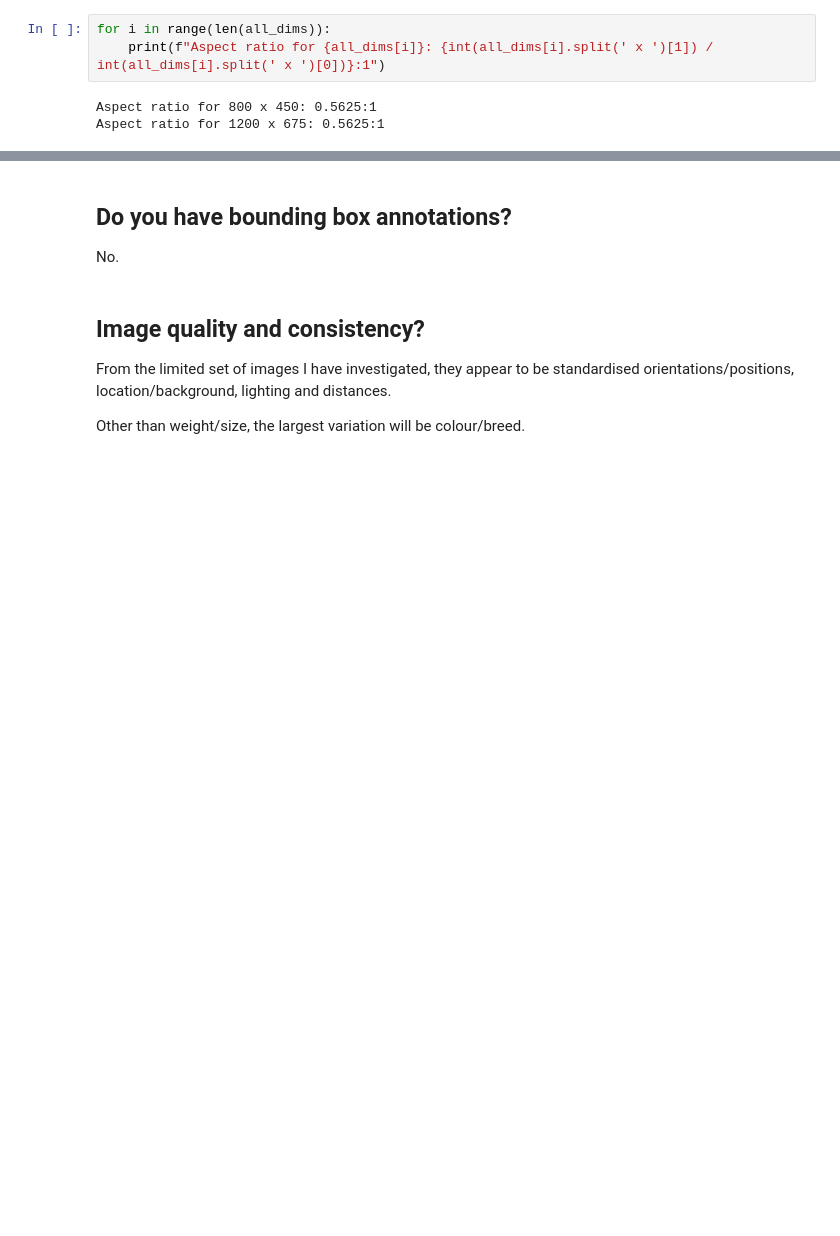
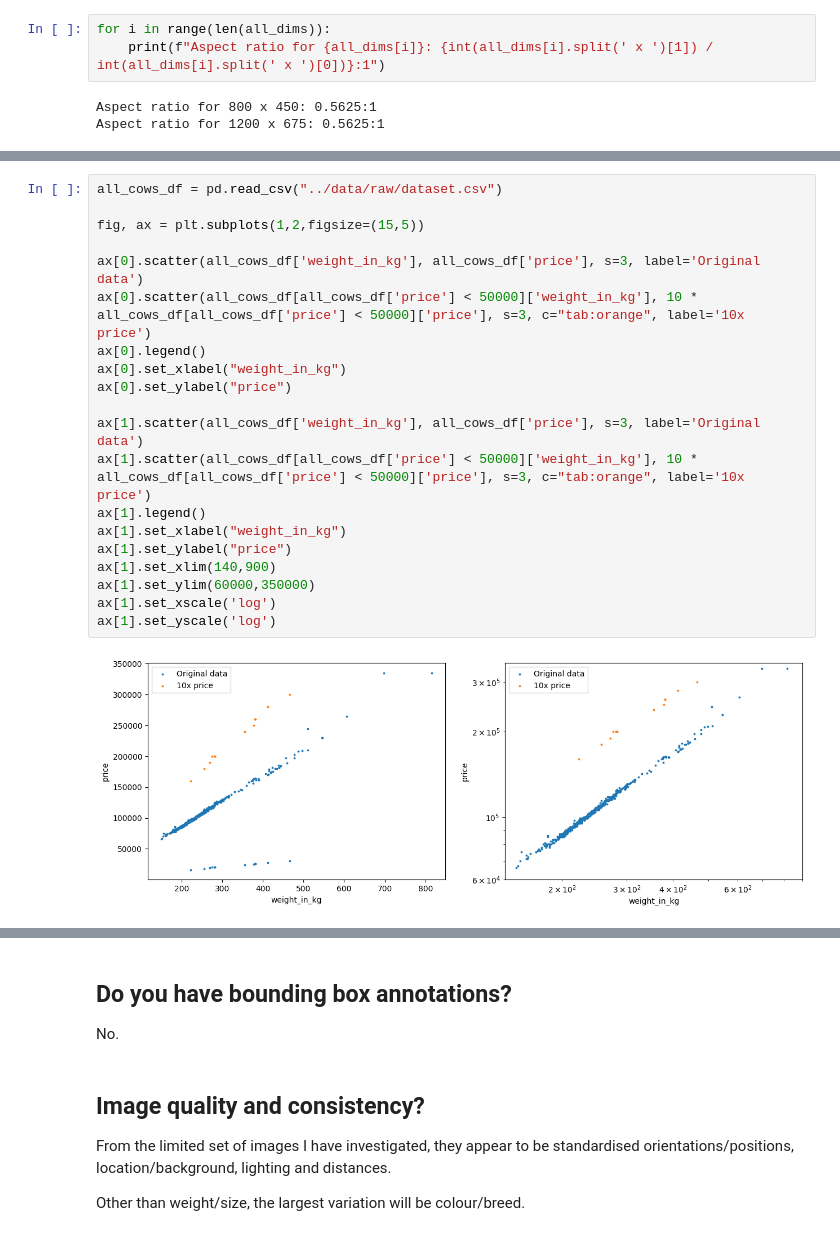
Before and after one commit to damonbeveridge/cattle_weight_regression, a Jupyter notebook: notebooks/01_eda.ipynb, the cells around one changed output, grey strips where cells are left out. Drawn from its saved outputs; the diff is of its cells as text; blank space fills up the shorter version.

```diff
--- a/notebooks/01_eda.ipynb
+++ b/notebooks/01_eda.ipynb
@@ -242,0 +308,22 @@ Aspect ratio for 1200 x 675: 0.5625:1
+# %%
+all_cows_df = pd.read_csv("../data/raw/dataset.csv")
+
+fig, ax = plt.subplots(1,2,figsize=(15,5))
+
+ax[0].scatter(all_cows_df['weight_in_kg'], all_cows_df['price'], s=3, label='Original data')
+ax[0].scatter(all_cows_df[all_cows_df['price'] < 50000]['weight_in_kg'], 10 * all_cows_df[all_cows_df['price'] < 50000]['price'], s=3, c="tab:orange", label='10x price')
+ax[0].legend()
+ax[0].set_xlabel("weight_in_kg")
+ax[0].set_ylabel("price")
+
+ax[1].scatter(all_cows_df['weight_in_kg'], all_cows_df['price'], s=3, label='Original data')
+ax[1].scatter(all_cows_df[all_cows_df['price'] < 50000]['weight_in_kg'], 10 * all_cows_df[all_cows_df['price'] < 50000]['price'], s=3, c="tab:orange", label='10x price')
+ax[1].legend()
+ax[1].set_xlabel("weight_in_kg")
+ax[1].set_ylabel("price")
+ax[1].set_xlim(140,900)
+ax[1].set_ylim(60000,350000)
+ax[1].set_xscale('log')
+ax[1].set_yscale('log')
+# %% [output]
+[figure, added]
```
Also changed, not shown: parts of 9 cells of this notebook, 10 other files.
